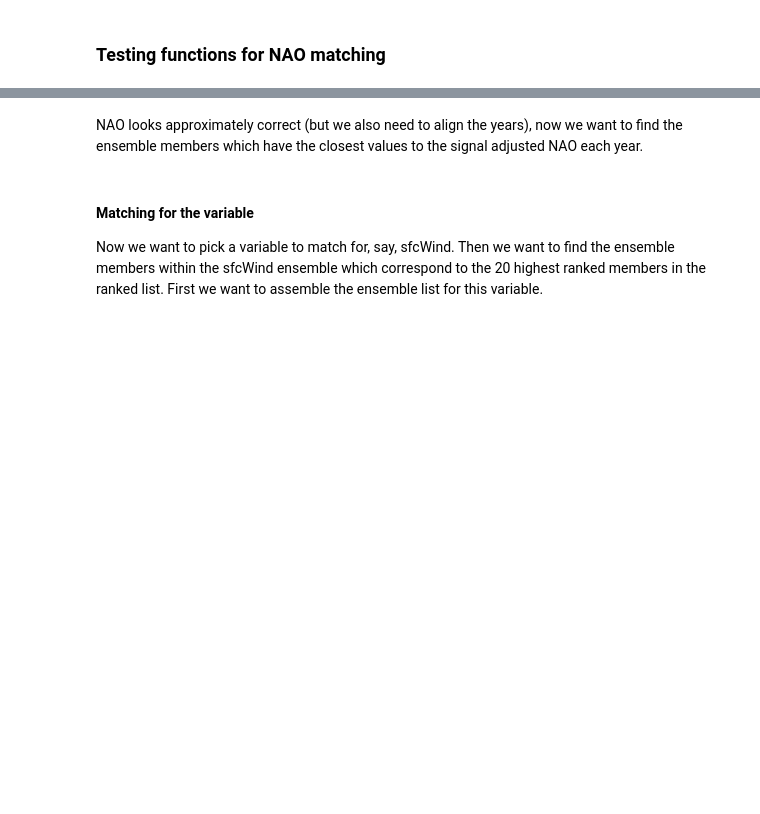
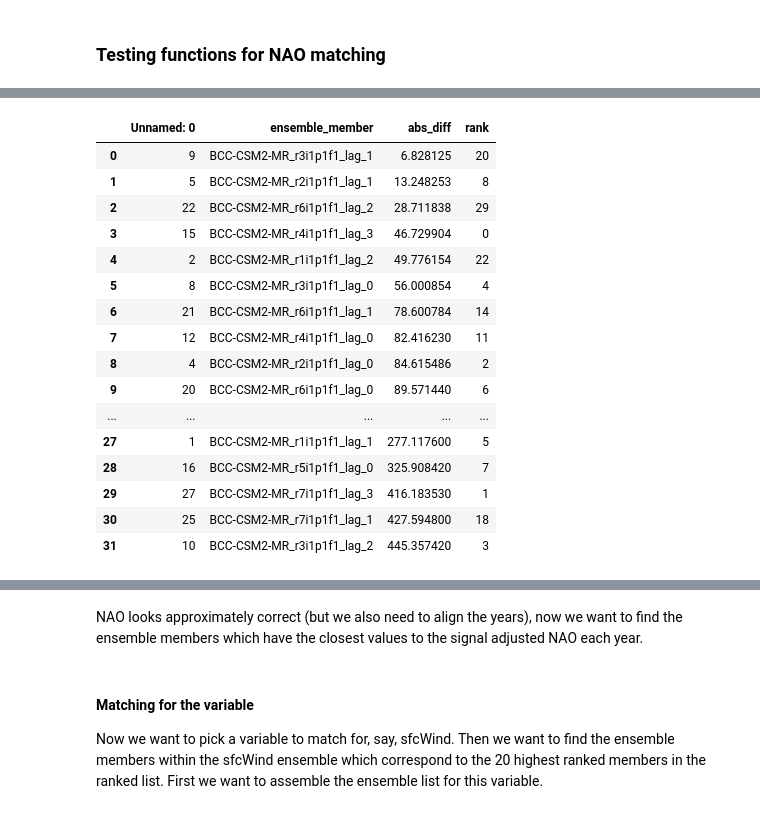
Before and after one commit to benhutchmet/lagging-NAO-test-suite, a Jupyter notebook: testing/testing-nao-matching.ipynb, the cells around one changed output, grey strips where cells are left out. Cells and saved outputs as stored; diff of their text form; code cells hidden in the pictures; blank space fills up the shorter version.

```diff
--- a/testing/testing-nao-matching.ipynb
+++ b/testing/testing-nao-matching.ipynb
@@ -26,0 +106,3 @@ import alternate_lag_functions as funcs
+# %%
+# Import the rank_df_1970
+rank_df_1970 = pd.read_csv(f"{dir}/{file_1970}")
@@ -26,0 +117,20 @@ import alternate_lag_functions as funcs
+# %%
+rank_df_1970
+# %% [output]
+|  | Unnamed: 0 | ensemble_member | abs_diff | rank |
+| 0 | 9 | BCC-CSM2-MR_r3i1p1f1_lag_1 | 6.828125 | 20 |
+| 1 | 5 | BCC-CSM2-MR_r2i1p1f1_lag_1 | 13.248253 | 8 |
+| 2 | 22 | BCC-CSM2-MR_r6i1p1f1_lag_2 | 28.711838 | 29 |
+| 3 | 15 | BCC-CSM2-MR_r4i1p1f1_lag_3 | 46.729904 | 0 |
+| 4 | 2 | BCC-CSM2-MR_r1i1p1f1_lag_2 | 49.776154 | 22 |
+| 5 | 8 | BCC-CSM2-MR_r3i1p1f1_lag_0 | 56.000854 | 4 |
+| 6 | 21 | BCC-CSM2-MR_r6i1p1f1_lag_1 | 78.600784 | 14 |
+| 7 | 12 | BCC-CSM2-MR_r4i1p1f1_lag_0 | 82.416230 | 11 |
+| 8 | 4 | BCC-CSM2-MR_r2i1p1f1_lag_0 | 84.615486 | 2 |
+| 9 | 20 | BCC-CSM2-MR_r6i1p1f1_lag_0 | 89.571440 | 6 |
+| ... | ... | ... | ... | ... |
+| 27 | 1 | BCC-CSM2-MR_r1i1p1f1_lag_1 | 277.117600 | 5 |
+| 28 | 16 | BCC-CSM2-MR_r5i1p1f1_lag_0 | 325.908420 | 7 |
+| 29 | 27 | BCC-CSM2-MR_r7i1p1f1_lag_3 | 416.183530 | 1 |
+| 30 | 25 | BCC-CSM2-MR_r7i1p1f1_lag_1 | 427.594800 | 18 |
+| 31 | 10 | BCC-CSM2-MR_r3i1p1f1_lag_2 | 445.357420 | 3 |
```
Also changed, not shown: parts of 19 cells of this notebook, 1 other file.
